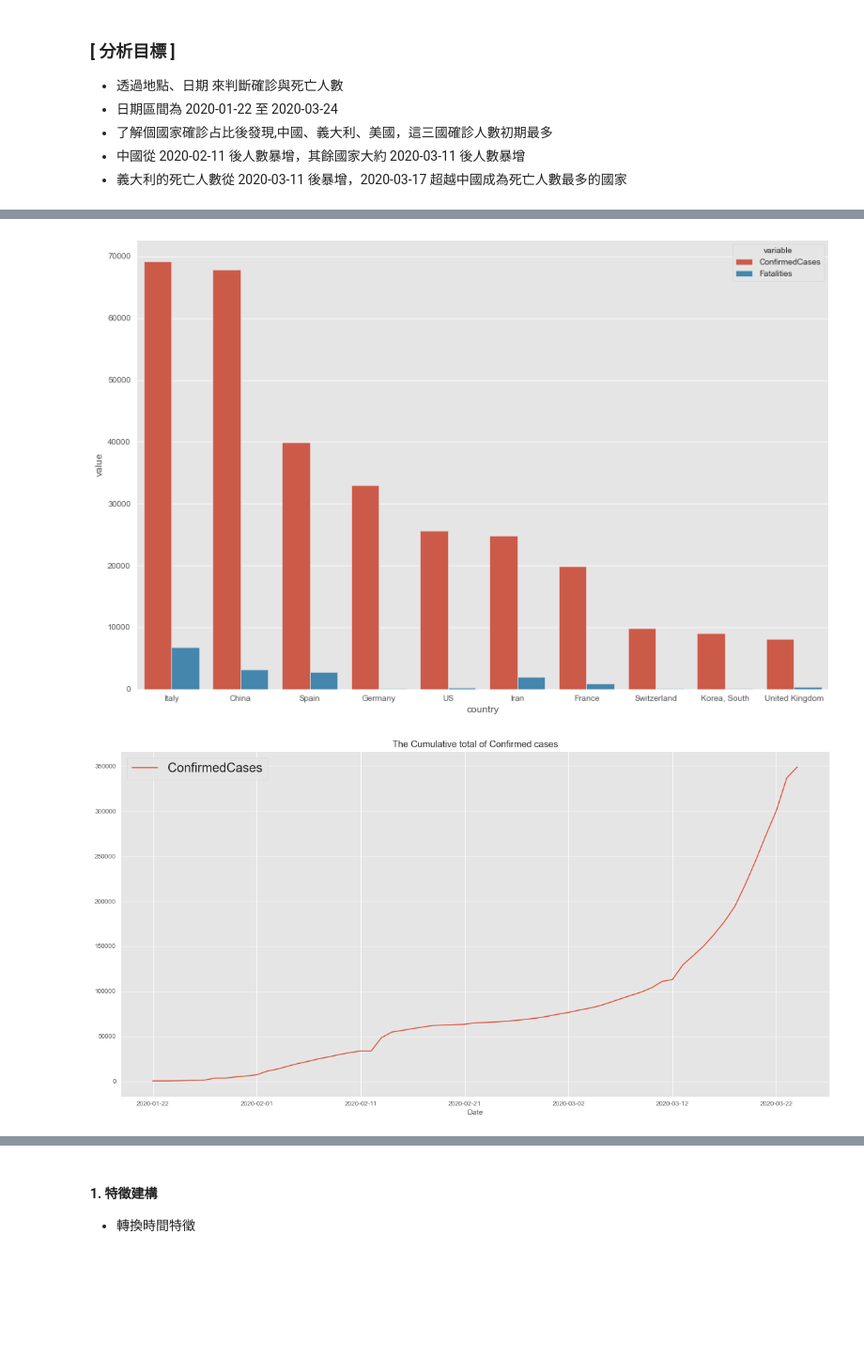
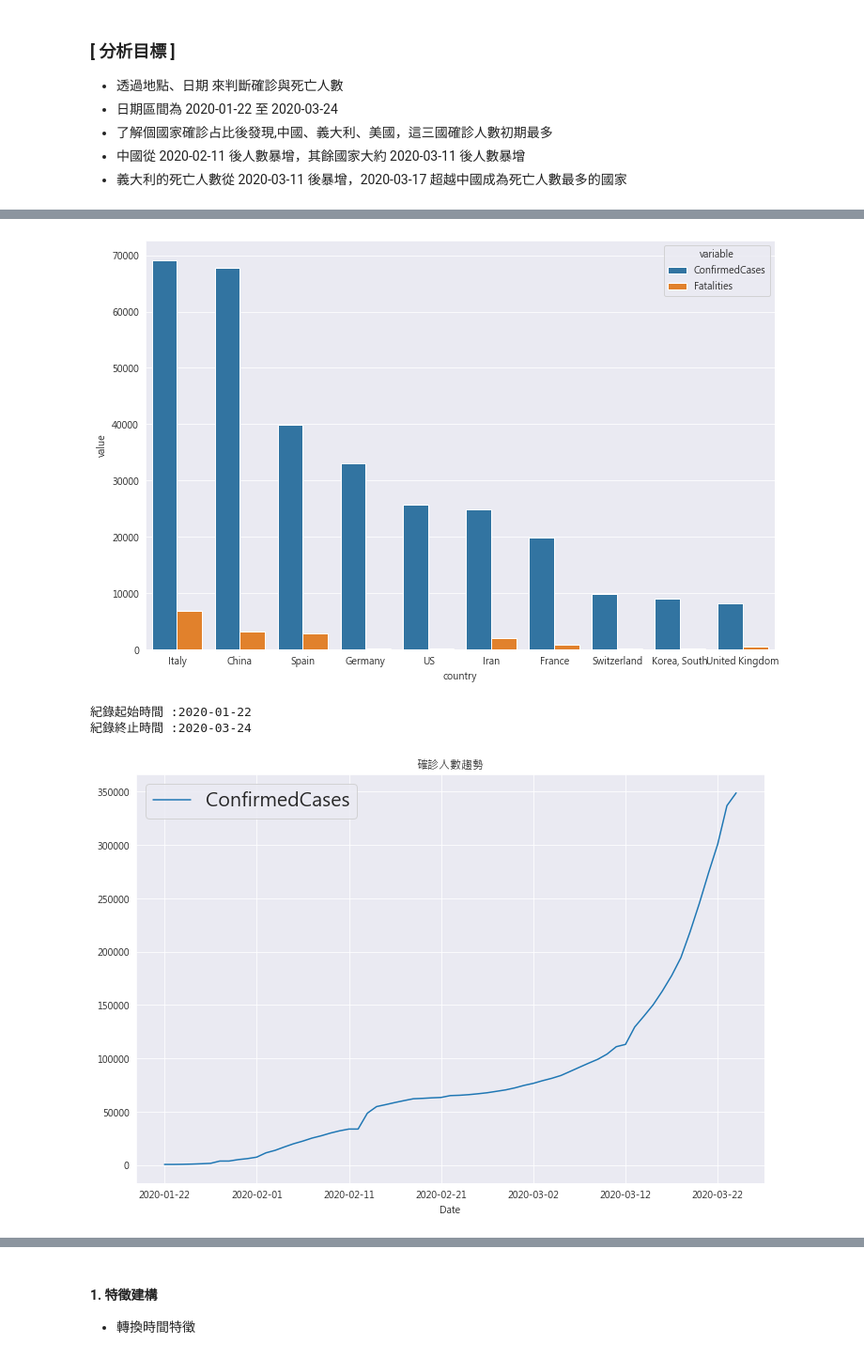
Before and after one commit to ALINYIWEN/Kaggle-Competitions, a Jupyter notebook: COVID19 Global Forecasting Week1.ipynb, the cells around one changed output, grey strips where cells are left out. Shown at 94% size. Cells and saved outputs as stored; diff of their text form; code cells hidden in the pictures; blank space fills up the shorter version.

```diff
--- a/COVID19 Global Forecasting Week1.ipynb
+++ b/COVID19 Global Forecasting Week1.ipynb
@@ -43,6 +53,10 @@ sns.set_style('darkgrid') # 設置主題：darkgrid、whitegrid、dark、white
 pd.set_option('display.max_columns', 150)
 pd.set_option('display.max_rows', 150)
 
+# plt 顯示中文
+plt.rcParams['font.sans-serif'] = ['Microsoft JhengHei']
+plt.rcParams['axes.unicode_minus'] = False
+
 # 忽略警告
 import warnings
 warnings.filterwarnings("ignore")
@@ -117,6 +196,6 @@ countries
 # %%
 # 各國的紀錄
-countries['country'] = country_province.index
+countries['country'] = countries.index
 
 # 使用 pd.melt , 固定country欄位, 拆解 ConfirmedCases & Fatalities 欄位
 df_long = pd.melt(countries, id_vars=['country'] , value_vars=['ConfirmedCases','Fatalities'])
@@ -124,39 +203,40 @@ df_long = pd.melt(countries, id_vars=['country'] , value_vars=['ConfirmedCases',
 # 取最嚴重的前十名國家
 top_countries = countries.index[:10]
 
-# 得到前十名國家的dataframe
+# 得到前十名國家的dataframe ,  isin(): 用滿足布林條件的列值來過濾資料
 df_top_countries = df_long[df_long['country'].isin(top_countries)]
-
-style.use('ggplot')
-rcParams['figure.figsize'] = 15,10
+rcParams['figure.figsize'] = 12,8
 ax = sns.barplot(x = 'country', hue="variable", y="value", data=df_top_countries)
 # %% [output]
-[figure, old version]
+[figure, new version]
 # %%
 # 時間序列分析 (確診人數)
-train.Date.min(), train.Date.max()
+print("紀錄起始時間 :"+str(train.Date.min()))
+print("紀錄終止時間 :"+str(train.Date.max()))
+
 # 移除不要得特徵
 cols_ConfirmedCases = ['Lat', 'Long', 'Fatalities']
 times_series_ConfirmedCases = train.drop(cols_ConfirmedCases, axis=1).fillna('N/A')
 
 # 建立日期和所有國家的確診總數的關係
-times_series_ConfirmedCases = times_series_ConfirmedCases.groupby(['Date','Country/Region'])['ConfirmedCases'].max()\
-                    .groupby(['Date','Country/Region']).sum()\
-                    .reset_index()
+# groupby 後資料型態為 SeriesGroupBy
+# SeriesGroupBy 做 .max() 或 sum() 後 變成 Series
+# Series 做 .reset_index()  後 變成 DataFrame
+times_series_ConfirmedCases = times_series_ConfirmedCases.groupby(['Date','Country/Region'])['ConfirmedCases'].max().reset_index()
+times_series_ConfirmedCases = times_series_ConfirmedCases.set_index('Date')  # 把日期設成 index
 
-# 把日期設成 index
-times_series_ConfirmedCases = times_series_ConfirmedCases.set_index('Date')
-
-# 確診人數加總
+# 確診人數加總 根據 Date 加總 ConfirmedCases
 times_series_ConfirmedCases_df = times_series_ConfirmedCases.groupby('Date')['ConfirmedCases'].sum().reset_index()
 times_series_ConfirmedCases_df = times_series_ConfirmedCases_df.set_index('Date')
 
 # 查看確診人數與日期的關係
-times_series_ConfirmedCases_df.plot(figsize=(20, 10), title="The Cumulative total of Confirmed cases")
-plt.legend(loc=2, prop={'size': 20})
+times_series_ConfirmedCases_df.plot(figsize=(15, 10), title="確診人數趨勢")
+plt.legend(loc=2, prop={'size': 14})
 plt.show()
 # %% [output]
+紀錄起始時間 :2020-01-22
+紀錄終止時間 :2020-03-24
-[figure, old version]
+[figure, new version]
 # %%
 # 各國 確診人數與日期的關係
 top_countries_ConfirmedCases = times_series_ConfirmedCases[times_series_ConfirmedCases['Country/Region'].isin(top_countries)]
```
Also changed, not shown: parts of 11 cells of this notebook.
